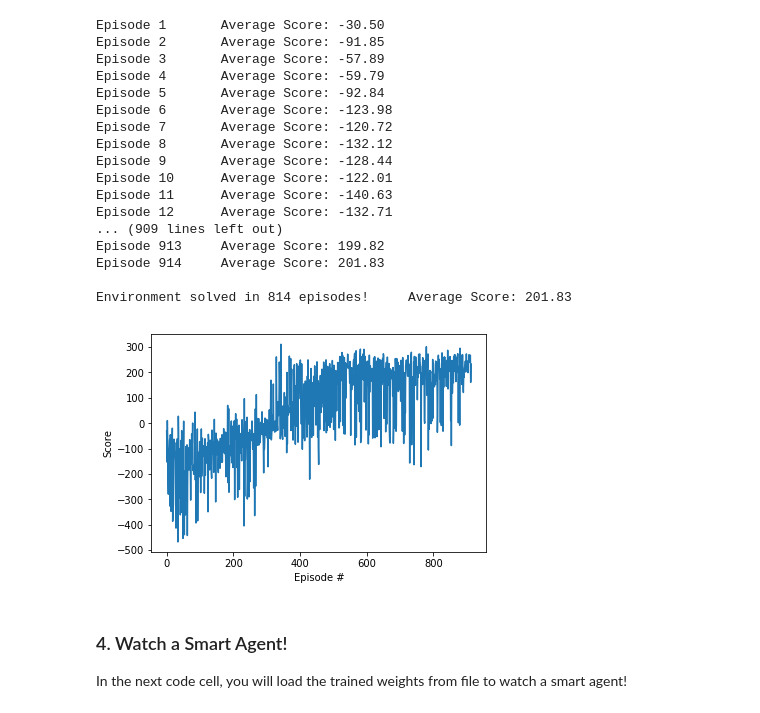
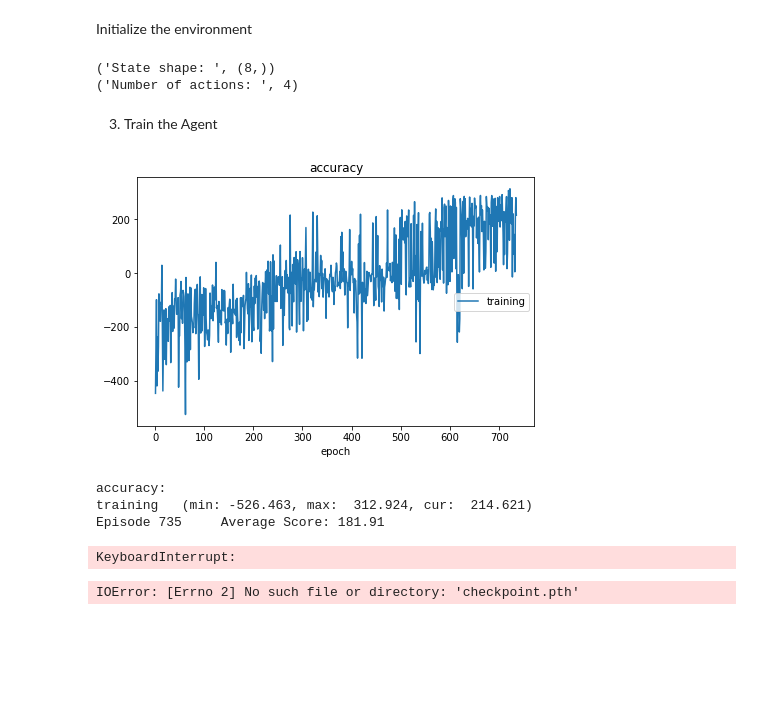
Before and after one commit to jakeszler/182-finalproject, a Jupyter notebook: Deep_Q_Network_Solution.ipynb, the cells around one changed output. Saved outputs shown, nothing was run; the diff lists cells and outputs as text; code cells hidden in the pictures; blank space fills up the shorter version.

```diff
--- a/Deep_Q_Network_Solution.ipynb
+++ b/Deep_Q_Network_Solution.ipynb
@@ -26,0 +17,21 @@ print('Number of actions: ', env.action_space.n)
+# %% [markdown]
+
+Initialize the environment
+# %%
+env = gym.make('LunarLander-v2')
+env.seed(0)
+print('State shape: ', env.observation_space.shape)
+print('Number of actions: ', env.action_space.n)
+
+BUFFER_SIZE = 10000  # replay buffer size
+BATCH_SIZE = 64         # minibatch size
+GAMMA = 0.99            # discount factor
+TAU = 1e-3              # for soft update of target parameters
+LR = 5e-4               # learning rate
+UPDATE_EVERY = 4 # how often to update the network
+
+device = torch.device("cuda:0" if torch.cuda.is_available() else "cpu")
+agent = Agent(state_size=8, action_size=4, seed=0)
+# %% [output]
+('State shape: ', (8,))
+('Number of actions: ', 4)
@@ -39,12 +215,12 @@ for j in range(200):
         break
 
 env.close()
+# %% [markdown]
+ 3. Train the Agent
 # %%
 def dqn(n_episodes=2000, max_t=1000, eps_start=1.0, eps_end=0.01, eps_decay=0.995):
-    """Deep Q-Learning.
-
-    Params
-    ======
+    """
+    Parameters:
         n_episodes (int): maximum number of training episodes
         max_t (int): maximum number of timesteps per episode
         eps_start (float): starting value of epsilon, for epsilon-greedy action selection
@@ -52,70 +228,59 @@ def dqn(n_episodes=2000, max_t=1000, eps_start=1.0, eps_end=0.01, eps_decay=0.99
         eps_decay (float): multiplicative factor (per episode) for decreasing epsilon
     """
     scores = []                        # list containing scores from each episode
-    scores_window = deque(maxlen=100)  # last 100 scores
+    scores_window = deque(maxlen=2)  # last 100 scores
     eps = eps_start                    # initialize epsilon
+    liveloss = PlotLosses()
     for i_episode in range(1, n_episodes+1):
         state = env.reset()
         score = 0
         for t in range(max_t):
             action = agent.act(state, eps)
             next_state, reward, done, _ = env.step(action)
             agent.step(state, action, reward, next_state, done)
             state = next_state
             score += reward
             if done:
                 break
+
+        liveloss.update({
+            'accuracy': score
+        })
+        liveloss.draw()
         scores_window.append(score)       # save most recent score
         scores.append(score)              # save most recent score
         eps = max(eps_end, eps_decay*eps) # decrease epsilon
         print('\rEpisode {}\tAverage Score: {:.2f}'.format(i_episode, np.mean(scores_window)))
         if i_episode % 100 == 0:
             print('\rEpisode {}\tAverage Score: {:.2f}'.format(i_episode, np.mean(scores_window)))
         if np.mean(scores_window)>=200.0:
             print('\nEnvironment solved in {:d} episodes!\tAverage Score: {:.2f}'.format(i_episode-100, np.mean(scores_window)))
             torch.save(agent.qnetwork_local.state_dict(), 'checkpoint.pth')
             break
     return scores
 
 scores = dqn()
 
 # plot the scores
 fig = plt.figure()
 ax = fig.add_subplot(111)
 plt.plot(np.arange(len(scores)), scores)
 plt.ylabel('Score')
 plt.xlabel('Episode #')
 plt.show()
 # %% [output]
+[figure, new version]
-Episode 1       Average Score: -30.50
-Episode 2       Average Score: -91.85
-Episode 3       Average Score: -57.89
-Episode 4       Average Score: -59.79
-Episode 5       Average Score: -92.84
-Episode 6       Average Score: -123.98
-Episode 7       Average Score: -120.72
-Episode 8       Average Score: -132.12
-Episode 9       Average Score: -128.44
-Episode 10      Average Score: -122.01
-Episode 11      Average Score: -140.63
-Episode 12      Average Score: -132.71
-... (909 lines left out)
-Episode 913     Average Score: 199.82
-Episode 914     Average Score: 201.83
-
-Environment solved in 814 episodes!     Average Score: 201.83
+accuracy:
+training   (min: -526.463, max:  312.924, cur:  214.621)
+Episode 735     Average Score: 181.91
-[figure, old version]
+KeyboardInterrupt:
-# %% [markdown]
-### 4. Watch a Smart Agent!
-
-In the next code cell, you will load the trained weights from file to watch a smart agent!
 # %%
 # load the weights from file
 agent.qnetwork_local.load_state_dict(torch.load('checkpoint.pth'))
 
 for i in range(3):
     state = env.reset()
-    for j in range(500):
+    for j in range(200):
         action = agent.act(state)
         env.render()
         state, reward, done, _ = env.step(action)
@@ -123,3 +288,5 @@ for i in range(3):
             break
 
 env.close()
+# %% [output]
+IOError: [Errno 2] No such file or directory: 'checkpoint.pth'
```
Also changed, not shown: parts of 7 cells of this notebook.
